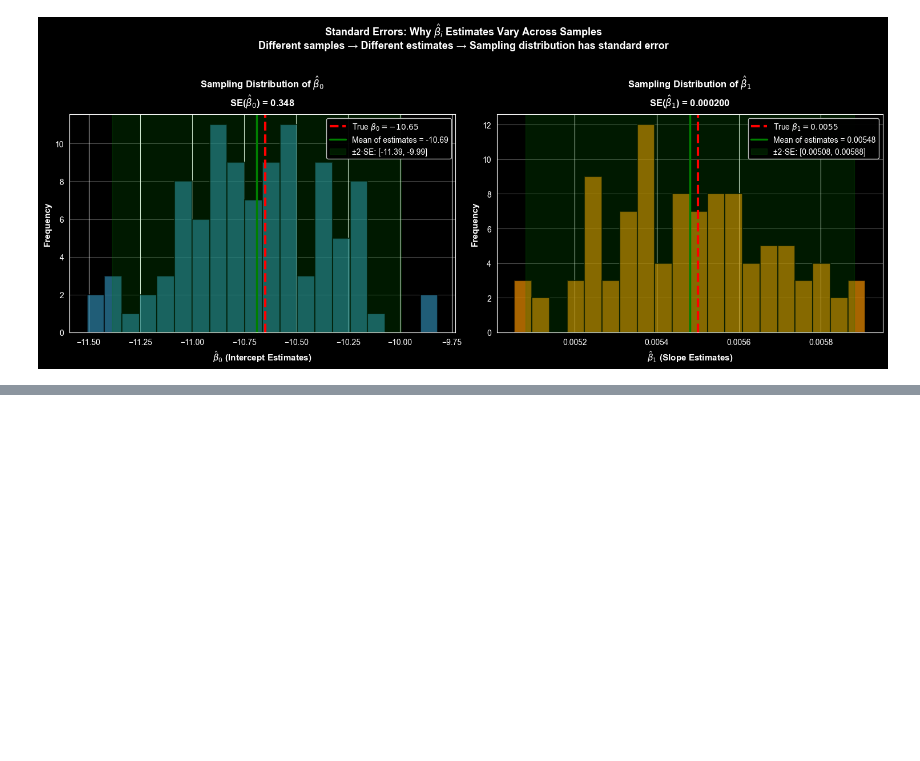
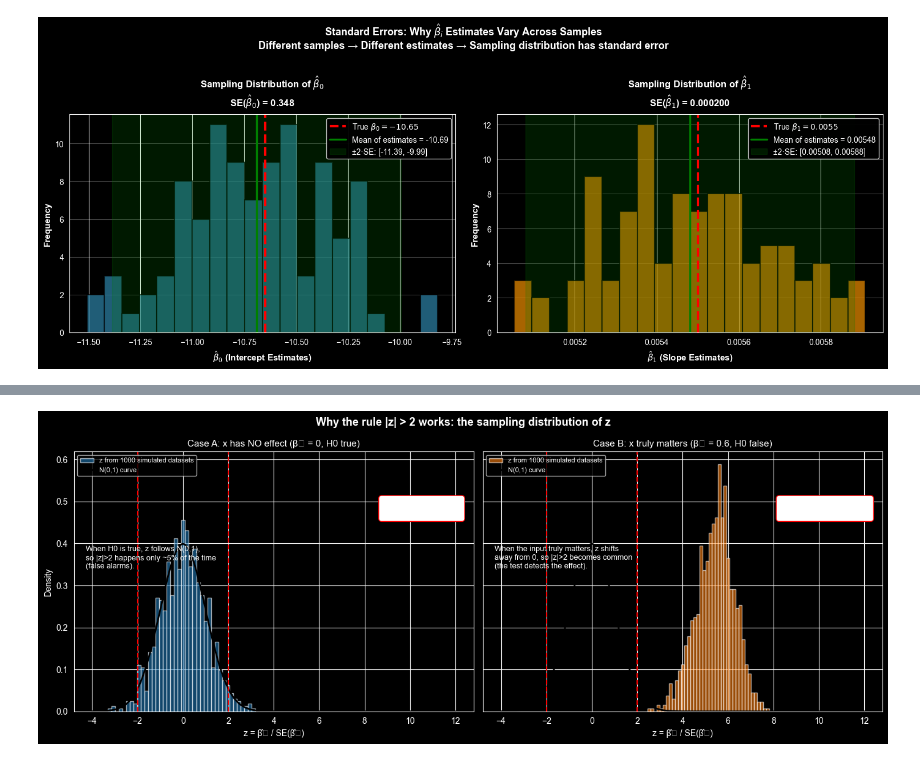
Before and after one commit to fuadh246/ese-5410, a Jupyter notebook: modules_notes/module_5: Classification/Logistic_Regression.ipynb, the cells around one changed output, grey strips where cells are left out. Cells and saved outputs as stored; diff of their text form; code cells hidden in the pictures; blank space fills up the shorter version.

```diff
--- a/modules_notes/module_5: Classification/Logistic_Regression.ipynb
+++ b/modules_notes/module_5: Classification/Logistic_Regression.ipynb
@@ -919,0 +1071,51 @@ plt.show()
+# %%
+import numpy as np
+import matplotlib.pyplot as plt
+import statsmodels.api as sm
+from scipy.stats import norm
+
+rng = np.random.default_rng(42)
+n, n_sims = 500, 1000
+
+def simulate_z(true_beta1):
+    """Generate a fresh dataset, fit logistic regression, return z for beta1."""
+    zs = []
+    for _ in range(n_sims):
+        x = rng.normal(size=n)
+        p = 1 / (1 + np.exp(-(-1 + true_beta1 * x)))   # true beta0 = -1
+        y = rng.binomial(1, p)
+        fit = sm.Logit(y, sm.add_constant(x)).fit(disp=0)
+        zs.append(fit.params[1] / fit.bse[1])            # z = beta_hat / SE
+    return np.array(zs)
+
+z_null = simulate_z(0.0)    # H0 true: x has NO effect
+z_alt = simulate_z(0.6)     # H0 false: x truly matters
+
+fig, axes = plt.subplots(1, 2, figsize=(14, 5.5), sharey=True)
+grid = np.linspace(-4, 12, 500)
+
+for ax, zs, title, color in [
+    (axes[0], z_null, "Case A: x has NO effect (β₁ = 0, H0 true)", "tab:blue"),
+    (axes[1], z_alt, "Case B: x truly matters (β₁ = 0.6, H0 false)", "tab:orange"),
+]:
+    ax.hist(zs, bins=40, density=True, color=color, alpha=0.6, label="z from 1000 simulated datasets")
+    ax.plot(grid, norm.pdf(grid), "k-", lw=2, label="N(0,1) curve")
+    ax.axvline(2, color="red", ls="--"); ax.axvline(-2, color="red", ls="--")
+    frac = np.mean(np.abs(zs) > 2)
+    ax.set_title(title, fontsize=11)
+    ax.set_xlabel("z = β̂₁ / SE(β̂₁)")
+    ax.text(0.97, 0.75, f"{frac:.1%} of datasets\nhave |z| > 2", transform=ax.transAxes,
+            ha="right", fontsize=12, fontweight="bold",
+            bbox=dict(facecolor="white", edgecolor="red", boxstyle="round"))
+    ax.legend(loc="upper left", fontsize=8)
+
+axes[0].set_ylabel("Density")
+axes[0].text(0.03, 0.55, "When H0 is true, z follows N(0,1),\nso |z|>2 happens only ~5% of the time\n(false alarms).",
+             transform=axes[0].transAxes, fontsize=9)
+axes[1].text(0.03, 0.55, "When the input truly matters, z shifts\naway from 0, so |z|>2 becomes common\n(the test detects the effect).",
+             transform=axes[1].transAxes, fontsize=9)
+fig.suptitle("Why the rule |z| > 2 works: the sampling distribution of z", fontsize=13, fontweight="bold")
+plt.tight_layout()
+plt.show()
+# %% [output]
+[figure, added]
```
Also changed, not shown: parts of 10 cells of this notebook, 2 other files.
